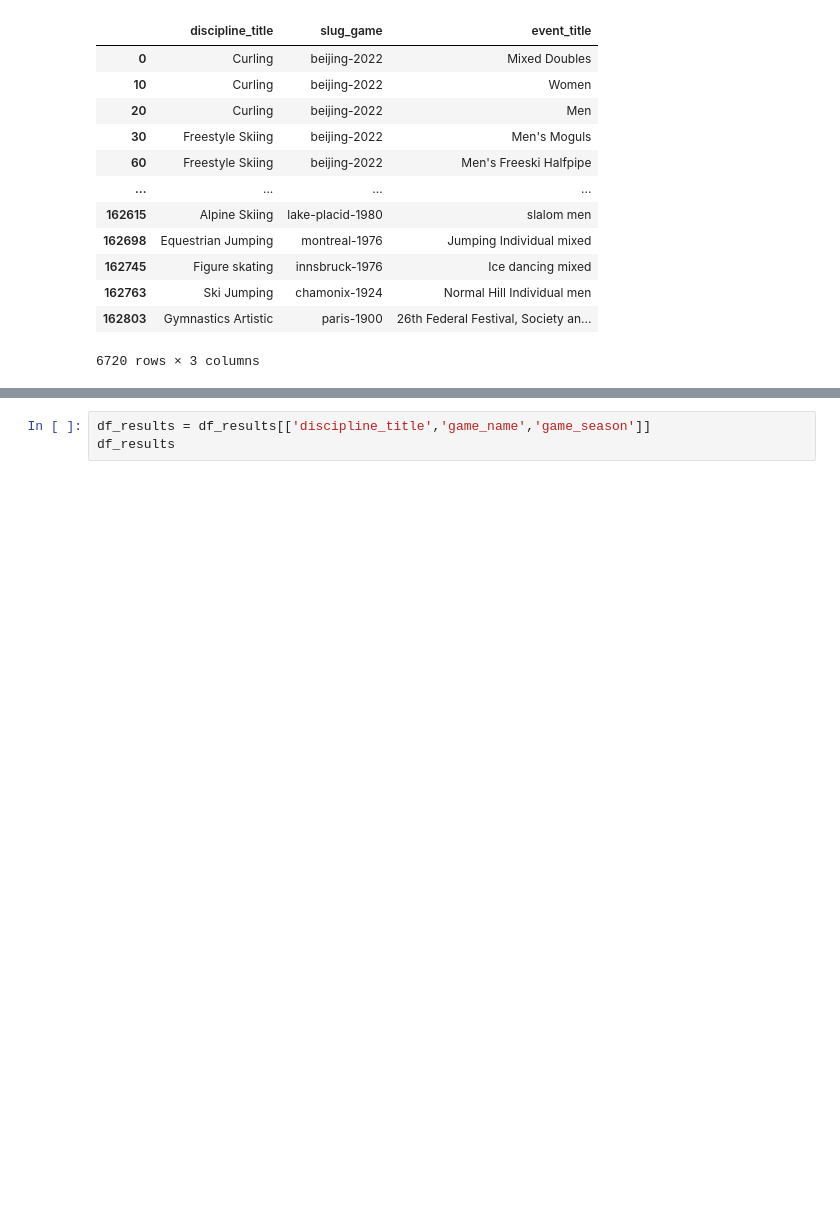
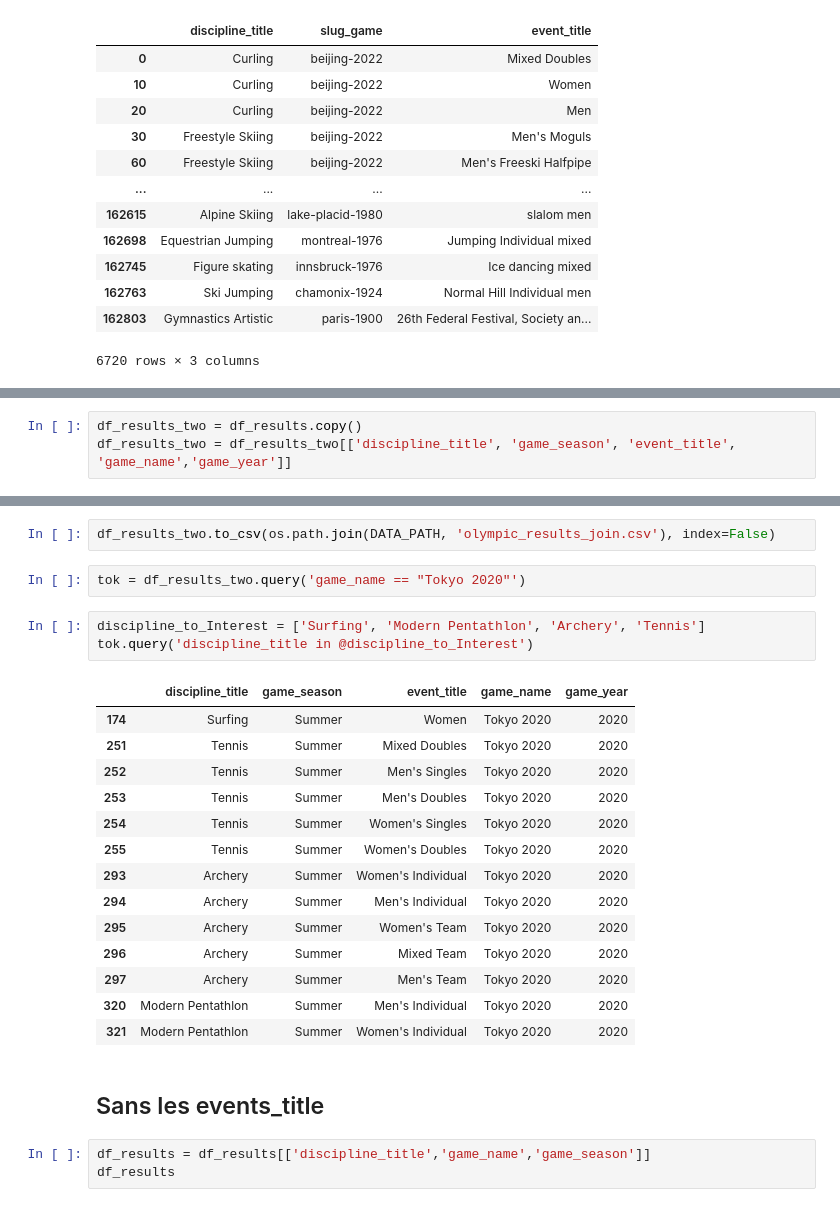
Before and after one commit to com-480-data-visualization/team_slo, a Jupyter notebook: src/processing/data_preprocessing.ipynb, the cells around one changed output, grey strips where cells are left out. Saved outputs shown, nothing was run; the diff lists cells and outputs as text; blank space fills up the shorter version.

```diff
--- a/src/processing/data_preprocessing.ipynb
+++ b/src/processing/data_preprocessing.ipynb
@@ -416,0 +422,3 @@ df_results
+# %%
+df_results_two = df_results.copy()
+df_results_two = df_results_two[['discipline_title', 'game_season', 'event_title', 'game_name','game_year']]
@@ -417,3 +441,27 @@ df_results
+# %%
+df_results_two.to_csv(os.path.join(DATA_PATH, 'olympic_results_join.csv'), index=False)
+# %%
+tok = df_results_two.query('game_name == "Tokyo 2020"')
+# %%
+discipline_to_Interest = ['Surfing', 'Modern Pentathlon', 'Archery', 'Tennis']
+tok.query('discipline_title in @discipline_to_Interest')
+# %% [output]
+|  | discipline_title | game_season | event_title | game_name | game_year |
+| 174 | Surfing | Summer | Women | Tokyo 2020 | 2020 |
+| 251 | Tennis | Summer | Mixed Doubles | Tokyo 2020 | 2020 |
+| 252 | Tennis | Summer | Men's Singles | Tokyo 2020 | 2020 |
+| 253 | Tennis | Summer | Men's Doubles | Tokyo 2020 | 2020 |
+| 254 | Tennis | Summer | Women's Singles | Tokyo 2020 | 2020 |
+| 255 | Tennis | Summer | Women's Doubles | Tokyo 2020 | 2020 |
+| 293 | Archery | Summer | Women's Individual | Tokyo 2020 | 2020 |
+| 294 | Archery | Summer | Men's Individual | Tokyo 2020 | 2020 |
+| 295 | Archery | Summer | Women's Team | Tokyo 2020 | 2020 |
+| 296 | Archery | Summer | Mixed Team | Tokyo 2020 | 2020 |
+| 297 | Archery | Summer | Men's Team | Tokyo 2020 | 2020 |
+| 320 | Modern Pentathlon | Summer | Men's Individual | Tokyo 2020 | 2020 |
+| 321 | Modern Pentathlon | Summer | Women's Individual | Tokyo 2020 | 2020 |
+# %% [markdown]
+## Sans les events_title
 # %%
 df_results = df_results[['discipline_title','game_name','game_season']]
 df_results
```
Also changed, not shown: parts of 11 cells of this notebook, 3 other files.
